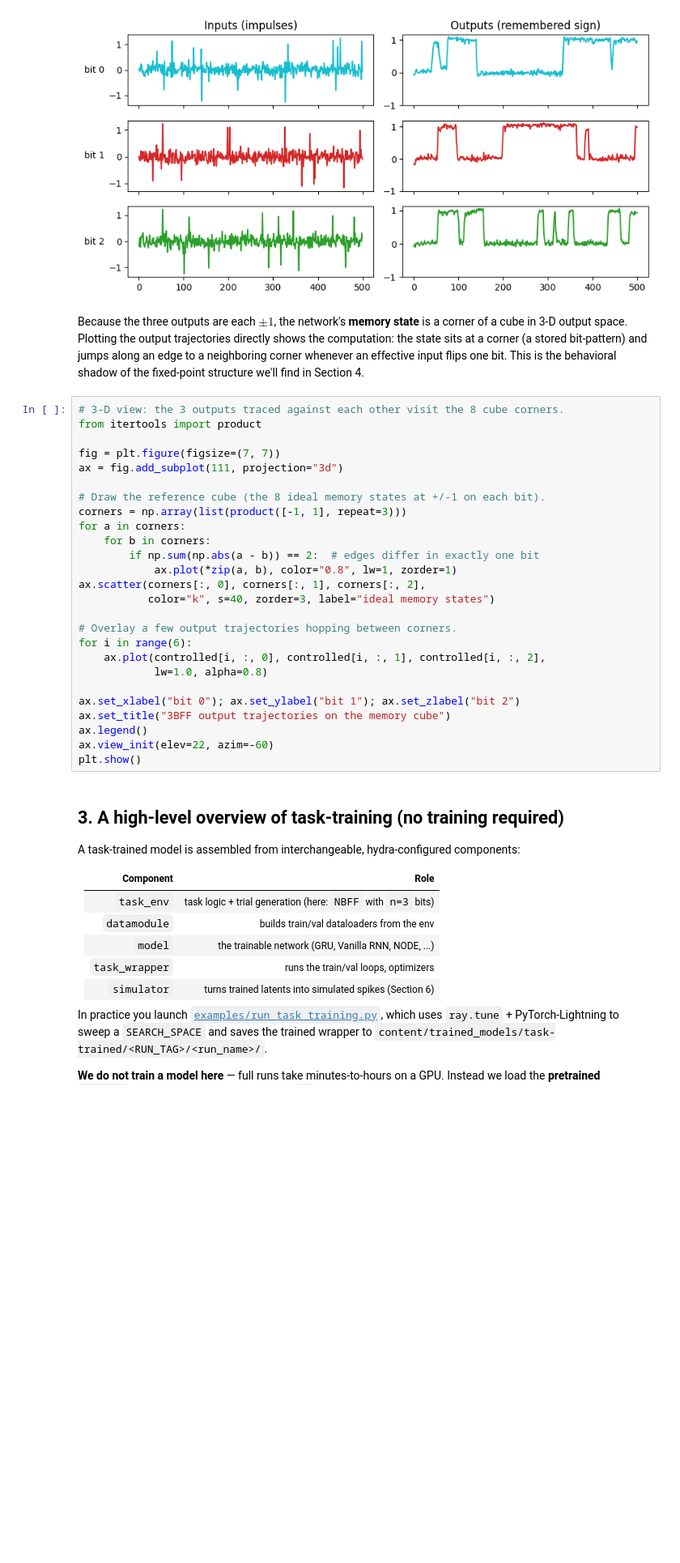
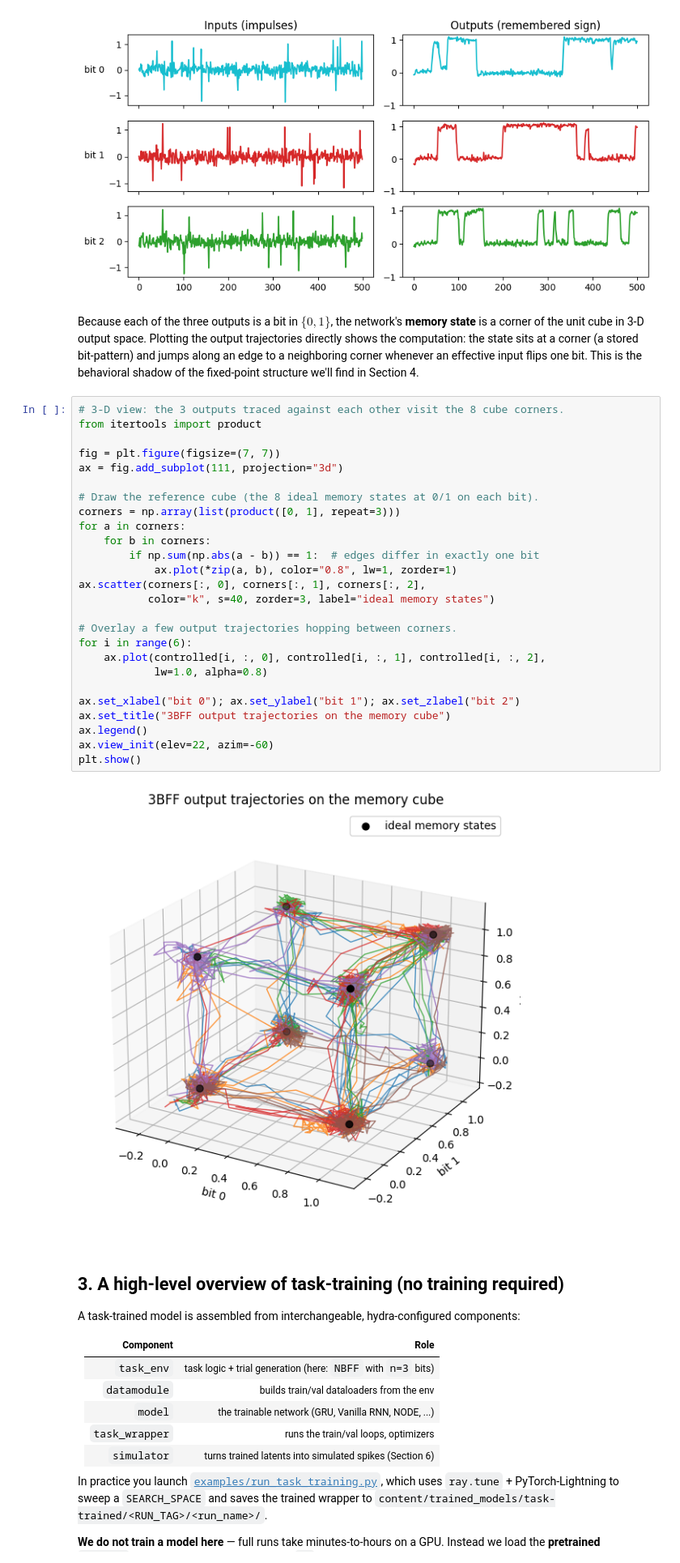
Before and after one commit to snel-repo/ComputationThroughDynamicsToolkit, a Jupyter notebook: examples/CtDToolkit_Walkthrough.ipynb, the cells around one changed output. Shown at 81% size. Cells and saved outputs as stored; diff of their text form; blank space fills up the shorter version.

```diff
--- a/examples/CtDToolkit_Walkthrough.ipynb
+++ b/examples/CtDToolkit_Walkthrough.ipynb
@@ -116,37 +121,39 @@ plt.show()
 # %% [output]
 [figure]
 # %% [markdown]
-Because the three outputs are each $\pm 1$, the network's **memory state** is a corner of a cube in
-3-D output space. Plotting the output trajectories directly shows the computation: the state sits at
-a corner (a stored bit-pattern) and jumps along an edge to a neighboring corner whenever an effective
-input flips one bit. This is the behavioral shadow of the fixed-point structure we'll find in
-Section 4.
+Because each of the three outputs is a bit in $\{0, 1\}$, the network's **memory state** is a corner
+of the unit cube in 3-D output space. Plotting the output trajectories directly shows the
+computation: the state sits at a corner (a stored bit-pattern) and jumps along an edge to a
+neighboring corner whenever an effective input flips one bit. This is the behavioral shadow of the
+fixed-point structure we'll find in Section 4.
 # %%
 # 3-D view: the 3 outputs traced against each other visit the 8 cube corners.
 from itertools import product
 
 fig = plt.figure(figsize=(7, 7))
 ax = fig.add_subplot(111, projection="3d")
 
-# Draw the reference cube (the 8 ideal memory states at +/-1 on each bit).
-corners = np.array(list(product([-1, 1], repeat=3)))
+# Draw the reference cube (the 8 ideal memory states at 0/1 on each bit).
+corners = np.array(list(product([0, 1], repeat=3)))
 for a in corners:
     for b in corners:
-        if np.sum(np.abs(a - b)) == 2:  # edges differ in exactly one bit
+        if np.sum(np.abs(a - b)) == 1:  # edges differ in exactly one bit
             ax.plot(*zip(a, b), color="0.8", lw=1, zorder=1)
 ax.scatter(corners[:, 0], corners[:, 1], corners[:, 2],
            color="k", s=40, zorder=3, label="ideal memory states")
 
 # Overlay a few output trajectories hopping between corners.
 for i in range(6):
     ax.plot(controlled[i, :, 0], controlled[i, :, 1], controlled[i, :, 2],
             lw=1.0, alpha=0.8)
 
 ax.set_xlabel("bit 0"); ax.set_ylabel("bit 1"); ax.set_zlabel("bit 2")
 ax.set_title("3BFF output trajectories on the memory cube")
 ax.legend()
 ax.view_init(elev=22, azim=-60)
 plt.show()
+# %% [output]
+[figure, added]
 # %% [markdown]
 ## 3. A high-level overview of task-training (no training required)
 
```
Also changed, not shown: parts of 10 cells of this notebook.
